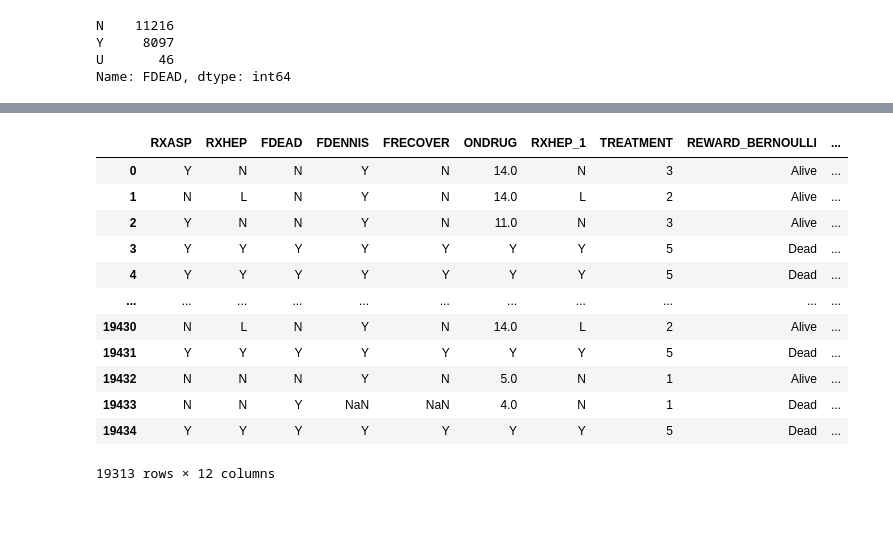
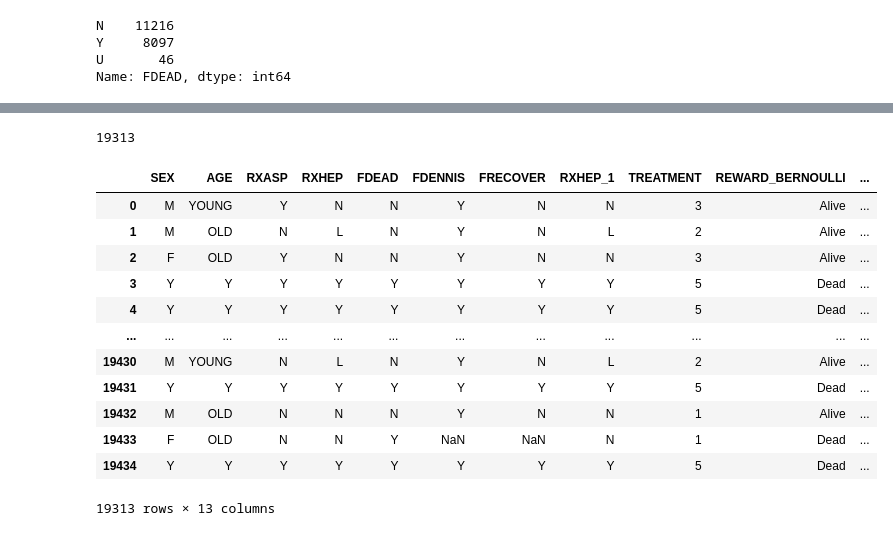
Before and after one commit to ruthkangyr/Clinical-Trials-MAB-Algorithms, a Jupyter notebook: Data Cleaning/data cleaning.ipynb, the cells around one changed output, grey strips where cells are left out. Drawn from its saved outputs; the diff is of its cells as text; code cells hidden in the pictures.

```diff
--- a/Data Cleaning/data cleaning.ipynb
+++ b/Data Cleaning/data cleaning.ipynb
@@ -26,6 +26,6 @@ df
 19435 rows × 112 columns
 # %%
 #extract necessary columns
-df_new = pd.DataFrame(df, columns = ['RXASP', 'RXHEP', 'FDEAD', 'FDENNIS', 'FRECOVER', 'ONDRUG'])
+df_new = pd.DataFrame(df, columns = ['SEX', 'AGE', 'RXASP', 'RXHEP', 'FDEAD', 'FDENNIS', 'FRECOVER'])
 df_new
 # %% [output]
@@ -44,0 +45,5 @@ df_new
+# %%
+df_new["AGE"] = df_new["AGE"].astype(int)
+df_new.loc[df_new['AGE'] >= 70, 'AGE_new'] = 'OLD'
+df_new.loc[df_new['AGE'] < 70, 'AGE_new'] = 'YOUNG'
+df_new["AGE_new"].value_counts()
@@ -44,0 +54,4 @@ df_new
+# %%
+df_new['AGE'] = df_new["AGE_new"]
+df_new = df_new.drop(columns=['AGE_new'])
+df_new
@@ -144,24 +171,32 @@ df_new_removed
+# %%
+cat_dead = df_new_removed['REWARD_CATEGORICAL'].value_counts()[0]
+cat_alivedep = df_new_removed['REWARD_CATEGORICAL'].value_counts()[1]
+cat_aliverec = df_new_removed['REWARD_CATEGORICAL'].value_counts()[2]
+cat_aliveunk = df_new_removed['REWARD_CATEGORICAL'].value_counts()[3]
+cat_total = sum(df_new_removed['REWARD_CATEGORICAL'].value_counts())
+cat_total
+# %% [output]
+19313
 # %%
-df_new_removed.loc[df_new_removed['REWARD_CATEGORICAL'] == 'Dead', 'REWARD_VALUE (CAT)'] = 1
-df_new_removed.loc[df_new_removed['REWARD_CATEGORICAL'] == 'Alive and still dependent', 'REWARD_VALUE (CAT)'] = 2
-df_new_removed.loc[df_new_removed['REWARD_CATEGORICAL'] == 'Alive with unknown status', 'REWARD_VALUE (CAT)'] = 3
-df_new_removed.loc[df_new_removed['REWARD_CATEGORICAL'] == 'Alive and recovered', 'REWARD_VALUE (CAT)'] = 4
-df_new_removed = df_new_removed.astype({'REWARD_VALUE (CAT)': 'int32'})
+df_new_removed.loc[df_new_removed['REWARD_CATEGORICAL'] == 'Dead', 'REWARD_VALUE (CAT)'] = cat_dead / cat_total
+df_new_removed.loc[df_new_removed['REWARD_CATEGORICAL'] == 'Alive and still dependent', 'REWARD_VALUE (CAT)'] = cat_alivedep / cat_total
+df_new_removed.loc[df_new_removed['REWARD_CATEGORICAL'] == 'Alive and recovered', 'REWARD_VALUE (CAT)'] = cat_aliverec / cat_total
+df_new_removed.loc[df_new_removed['REWARD_CATEGORICAL'] == 'Alive with unknown status', 'REWARD_VALUE (CAT)'] = cat_aliveunk / cat_total
 df_new_removed
 # %% [output]
-|  | RXASP | RXHEP | FDEAD | FDENNIS | FRECOVER | ONDRUG | RXHEP_1 | TREATMENT | REWARD_BERNOULLI | ... |
-| 0 | Y | N | N | Y | N | 14.0 | N | 3 | Alive | ... |
-| 1 | N | L | N | Y | N | 14.0 | L | 2 | Alive | ... |
-| 2 | Y | N | N | Y | N | 11.0 | N | 3 | Alive | ... |
-| 3 | Y | Y | Y | Y | Y | Y | Y | 5 | Dead | ... |
-| 4 | Y | Y | Y | Y | Y | Y | Y | 5 | Dead | ... |
-| ... | ... | ... | ... | ... | ... | ... | ... | ... | ... | ... |
-| 19430 | N | L | N | Y | N | 14.0 | L | 2 | Alive | ... |
-| 19431 | Y | Y | Y | Y | Y | Y | Y | 5 | Dead | ... |
-| 19432 | N | N | N | Y | N | 5.0 | N | 1 | Alive | ... |
-| 19433 | N | N | Y | NaN | NaN | 4.0 | N | 1 | Dead | ... |
-| 19434 | Y | Y | Y | Y | Y | Y | Y | 5 | Dead | ... |
+|  | SEX | AGE | RXASP | RXHEP | FDEAD | FDENNIS | FRECOVER | RXHEP_1 | TREATMENT | REWARD_BERNOULLI | ... |
+| 0 | M | YOUNG | Y | N | N | Y | N | N | 3 | Alive | ... |
+| 1 | M | OLD | N | L | N | Y | N | L | 2 | Alive | ... |
+| 2 | F | OLD | Y | N | N | Y | N | N | 3 | Alive | ... |
+| 3 | Y | Y | Y | Y | Y | Y | Y | Y | 5 | Dead | ... |
+| 4 | Y | Y | Y | Y | Y | Y | Y | Y | 5 | Dead | ... |
+| ... | ... | ... | ... | ... | ... | ... | ... | ... | ... | ... | ... |
+| 19430 | M | YOUNG | N | L | N | Y | N | L | 2 | Alive | ... |
+| 19431 | Y | Y | Y | Y | Y | Y | Y | Y | 5 | Dead | ... |
+| 19432 | M | OLD | N | N | N | Y | N | N | 1 | Alive | ... |
+| 19433 | F | OLD | N | N | Y | NaN | NaN | N | 1 | Dead | ... |
+| 19434 | Y | Y | Y | Y | Y | Y | Y | Y | 5 | Dead | ... |
-19313 rows × 12 columns
+19313 rows × 13 columns
 # %%
 #Remove all treatment = 5 because all are dead
 df_new_removed = df_new_removed[df_new_removed['TREATMENT'] != 5]
```
Also changed, not shown: parts of 10 cells of this notebook, 2 other files.
